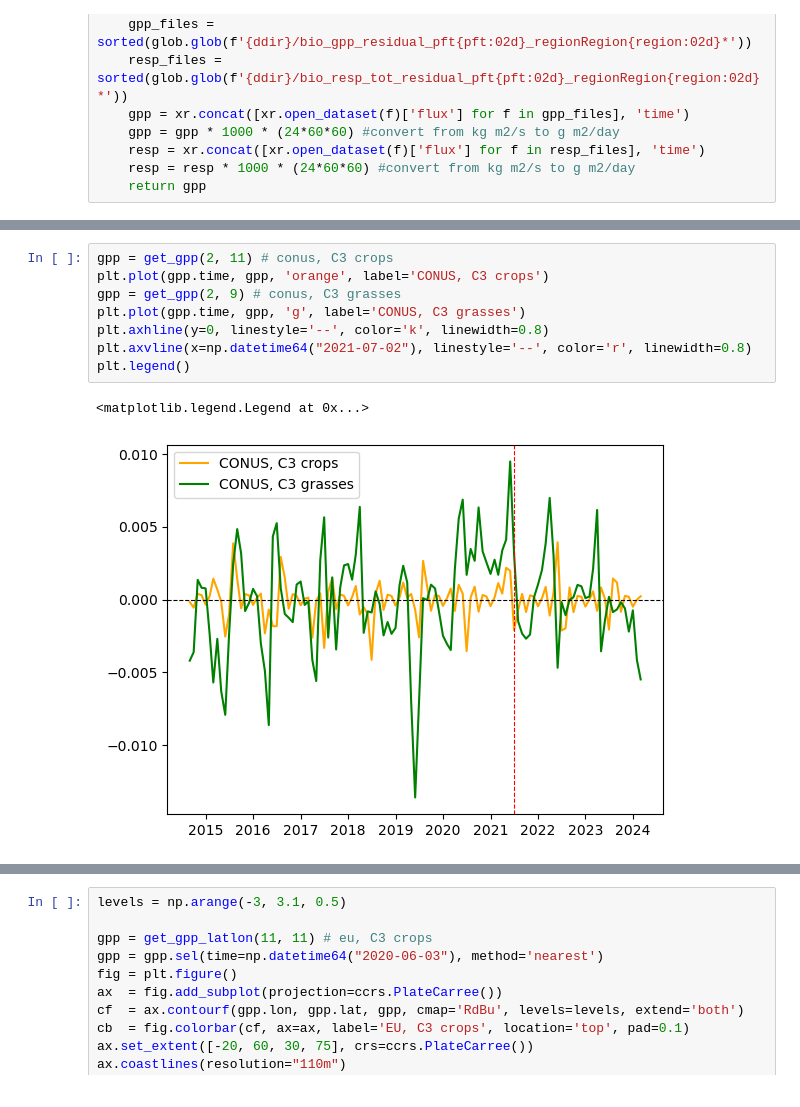
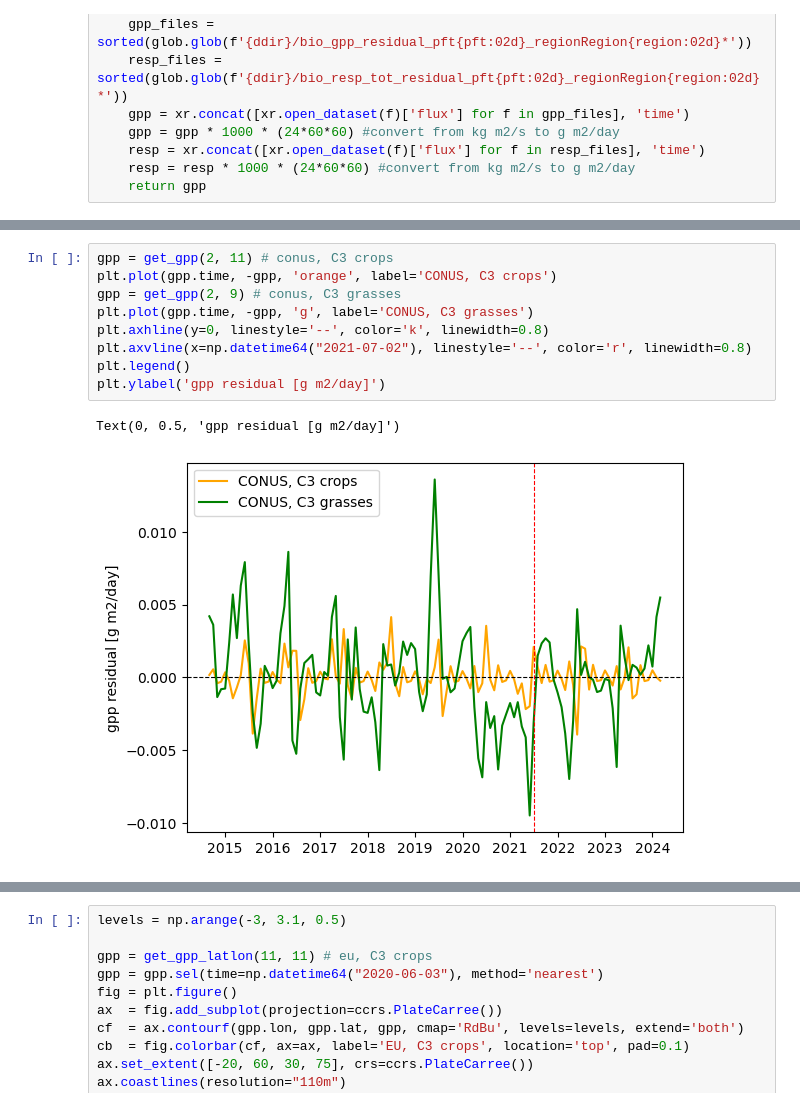
Before and after one commit to jhollowed/climate_analysis, a Jupyter notebook: OCO/inspect_monthly_flux_per_region.ipynb, the cells around one changed output, grey strips where cells are left out. Saved outputs shown, nothing was run; the diff lists cells and outputs as text.

```diff
--- a/OCO/inspect_monthly_flux_per_region.ipynb
+++ b/OCO/inspect_monthly_flux_per_region.ipynb
@@ -106,11 +97,12 @@ plt.legend()
 # %%
 gpp = get_gpp(2, 11) # conus, C3 crops
-plt.plot(gpp.time, gpp, 'orange', label='CONUS, C3 crops')
+plt.plot(gpp.time, -gpp, 'orange', label='CONUS, C3 crops')
 gpp = get_gpp(2, 9) # conus, C3 grasses
-plt.plot(gpp.time, gpp, 'g', label='CONUS, C3 grasses')
+plt.plot(gpp.time, -gpp, 'g', label='CONUS, C3 grasses')
 plt.axhline(y=0, linestyle='--', color='k', linewidth=0.8)
 plt.axvline(x=np.datetime64("2021-07-02"), linestyle='--', color='r', linewidth=0.8)
 plt.legend()
+plt.ylabel('gpp residual [g m2/day]')
 # %% [output]
-<matplotlib.legend.Legend at 0x...>
+Text(0, 0.5, 'gpp residual [g m2/day]')
-[figure, old version]
+[figure, new version]
```
Also changed, not shown: parts of 22 cells of this notebook, 3 other files.
